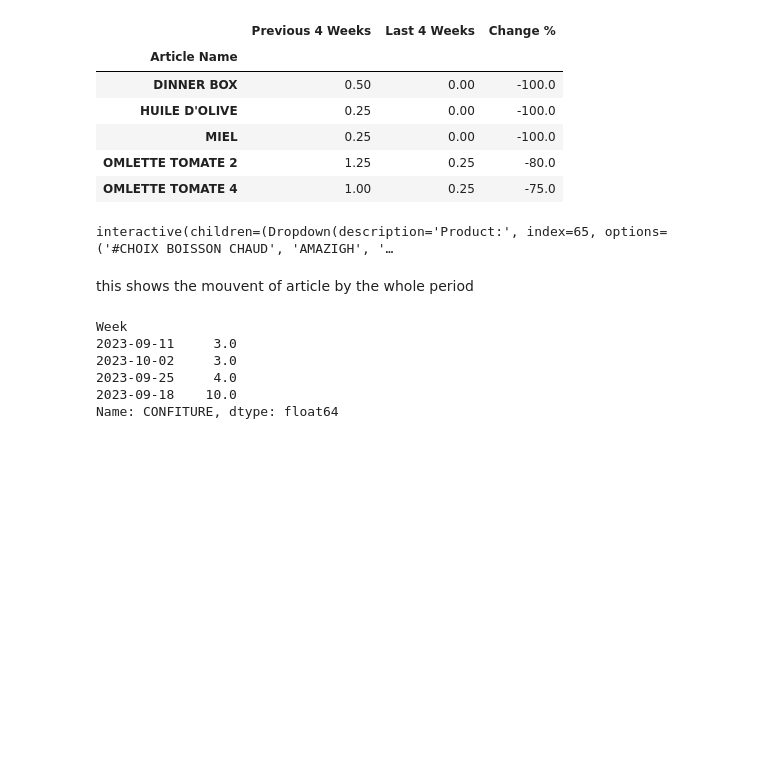
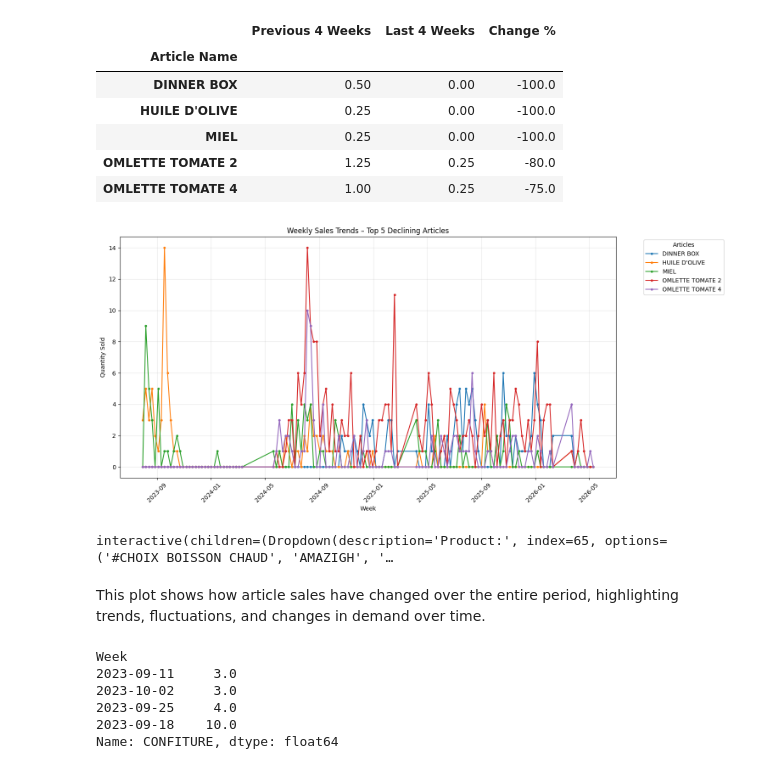
Before and after one commit to achrafmss12/retail_2026, a Jupyter notebook: capstone.ipynb, the cells around one changed output. Cells and saved outputs as stored; diff of their text form; code cells hidden in the pictures; blank space fills up the shorter version.

```diff
--- a/capstone.ipynb
+++ b/capstone.ipynb
@@ -1019,6 +1063,35 @@ declining.head()
 | MIEL | 0.25 | 0.00 | -100.0 |
 | OMLETTE TOMATE 2 | 1.25 | 0.25 | -80.0 |
 | OMLETTE TOMATE 4 | 1.00 | 0.25 | -75.0 |
+# %%
+import matplotlib.pyplot as plt
+
+# Select the 5 most declining articles
+top_declining = declining.index[:5]
+
+plt.figure(figsize=(15, 7))
+
+for product in top_declining:
+    plt.plot(
+        weekly_sales.index,
+        weekly_sales[product],
+        marker="o",
+        markersize=3,
+        label=product
+    )
+
+plt.title("Weekly Sales Trends – Top 5 Declining Articles")
+plt.xlabel("Week")
+plt.ylabel("Quantity Sold")
+
+plt.legend(title="Articles", bbox_to_anchor=(1.05, 1), loc="upper left")
+plt.grid(True, alpha=0.3)
+plt.xticks(rotation=45)
+plt.tight_layout()
+
+plt.show()
+# %% [output]
+[figure, added]
 # %%
 import ipywidgets as widgets
 import matplotlib.pyplot as plt
@@ -1047,7 +1120,7 @@ widgets.interactive(plot_sales, product=product_dropdown)
 # %% [output]
 interactive(children=(Dropdown(description='Product:', index=65, options=('#CHOIX BOISSON CHAUD', 'AMAZIGH', '…
 # %% [markdown]
-this shows the mouvent of article by the whole period
+This plot shows how article sales have changed over the entire period, highlighting trends, fluctuations, and changes in demand over time.
 # %%
 product_name = "CONFITURE"
 product_sales = weekly_sales[product_name]
```
Also changed, not shown: parts of 19 cells of this notebook.
